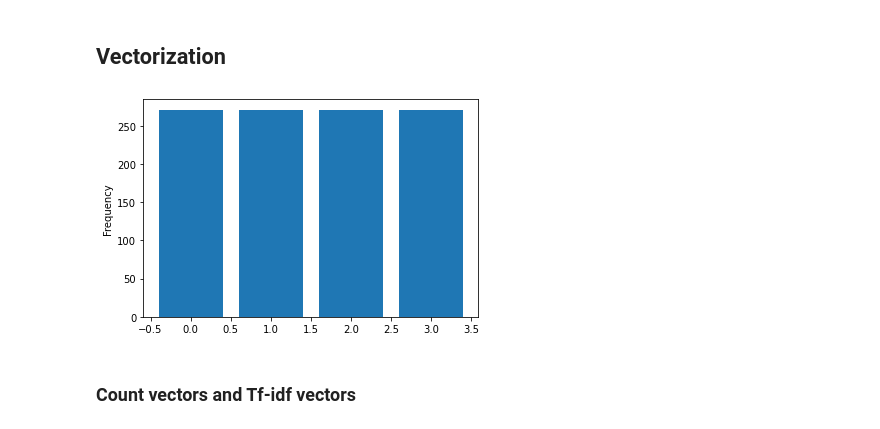
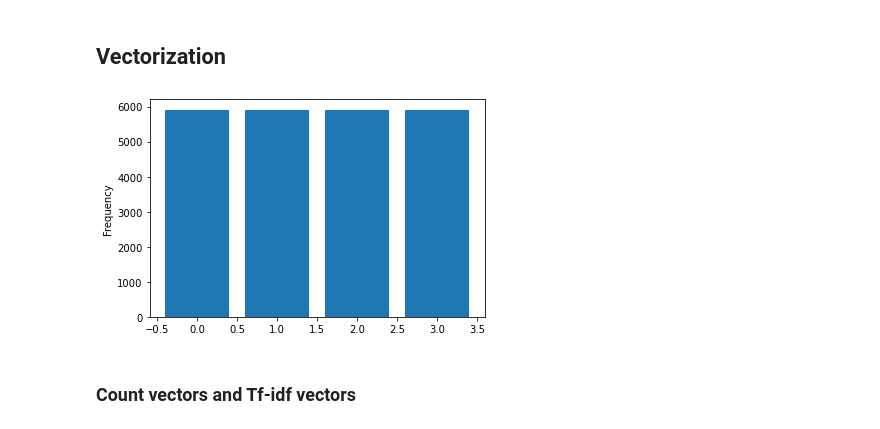
Before and after one commit to malte-koenig/AG_News_Classifier, a Jupyter notebook: main.ipynb, the cells around one changed output. Saved outputs shown, nothing was run; the diff lists cells and outputs as text; code cells hidden in the pictures.

```diff
--- a/main.ipynb
+++ b/main.ipynb
@@ -146,15 +152,15 @@ train_df.head()
 # %%
 # read in preprocessed training data if necessary
 train_df = pd.read_csv('preprocessed_training_data.csv', sep=';', encoding='utf-8')
 
 #fractionize and undersample data
-train_data, train_target = balanced_fractionize(train_df, 0.01)
+train_data, train_target = balanced_fractionize(train_df, 0.2)
 
 #Tokenize
 def get_train_tokens(df_data):
     return [word_tokenize(text) for text in df_data['text']]
 # %% [output]
-[figure, old version]
+[figure, new version]
 # %% [markdown]
 ### Count vectors and Tf-idf vectors
 # %%
```
Also changed, not shown: parts of 14 cells of this notebook, 3 other files.
